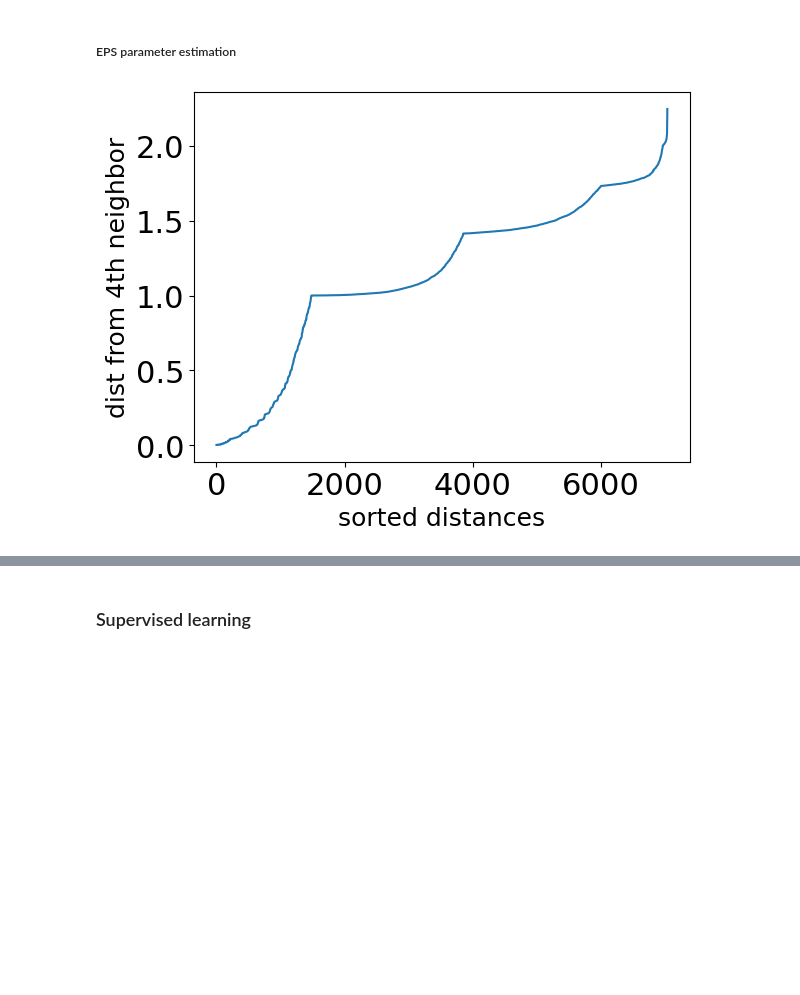
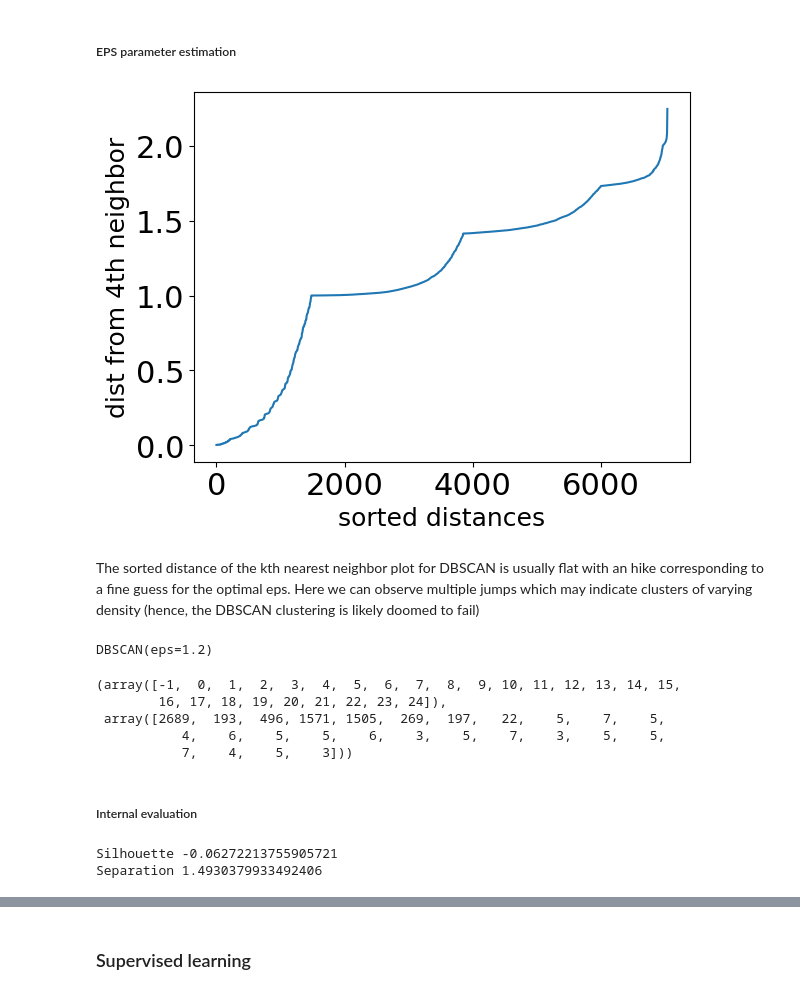
Before and after one commit to mccc03/IML_SNS_project, a Jupyter notebook: Part1/Codes/telco.ipynb, the cells around one changed output, grey strips where cells are left out. Saved outputs shown, nothing was run; the diff lists cells and outputs as text; code cells hidden in the pictures; blank space fills up the shorter version.

```diff
--- a/Part1/Codes/telco.ipynb
+++ b/Part1/Codes/telco.ipynb
@@ -606,8 +672,3 @@ plt.show()
 np.unique(true_labels, return_counts=True)
 # %% [output]
 (array([0, 1]), array([5163, 1869]))
-# %%
-kmeans_2 = KMeans(n_clusters=2, random_state=42)
-kmeans_2.fit(X)
-kmeans_3 = KMeans(n_clusters=3, random_state=42)
-kmeans_3.fit(X)
@@ -635,9 +678,0 @@ NameError: name 'sse_list' is not defined
-# %%
-sse_list = list()
-max_k = 10
-for k in range(2, max_k + 1):
-    kmeans = KMeans(n_clusters=k, n_init=10, max_iter=300)
-    kmeans.fit(X)
-
-    sse = kmeans.inertia_
-    sse_list.append(sse)
@@ -685,19 +708,30 @@ metrics.homogeneity_score(true_labels, kmeans_3.labels_)
 #### DBSCAN
 # %% [markdown]
 ##### EPS parameter estimation
-# %%
-dist = pdist(X, 'euclidean')
-dist = squareform(dist)
-k = 4
-kth_distances = list()
-for d in dist:
-    index_kth_distance = np.argsort(d)[k]
-    kth_distances.append(d[index_kth_distance])
-
-plt.plot(range(0, len(kth_distances)), sorted(kth_distances))
-plt.ylabel('dist from %sth neighbor' % k, fontsize=18)
-plt.xlabel('sorted distances', fontsize=18)
-plt.tick_params(axis='both', which='major', labelsize=22)
-plt.show()
-# %% [output]
-[figure, removed]
+# %%
+cluster_parameter_estimation(X,method='dbscan')
+# %% [output]
+[figure, added]
+# %% [markdown]
+The sorted distance of the kth nearest neighbor plot for DBSCAN is usually flat with an hike corresponding to a fine guess for the optimal eps. Here we can observe multiple jumps which may indicate clusters of varying density (hence, the DBSCAN clustering is likely doomed to fail)
+# %%
+dbscan = DBSCAN(eps=1.2, min_samples=5)
+dbscan.fit(X)
+# %% [output]
+DBSCAN(eps=1.2)
+# %%
+np.unique(dbscan.labels_, return_counts=True)
+# %% [output]
+(array([-1,  0,  1,  2,  3,  4,  5,  6,  7,  8,  9, 10, 11, 12, 13, 14, 15,
+        16, 17, 18, 19, 20, 21, 22, 23, 24]),
+ array([2689,  193,  496, 1571, 1505,  269,  197,   22,    5,    7,    5,
+           4,    6,    5,    5,    6,    3,    5,    7,    3,    5,    5,
+           7,    4,    5,    3]))
+# %% [markdown]
+##### Internal evaluation
+# %%
+print('Silhouette %s' % sklearn.metrics.silhouette_score(X, dbscan.labels_))
+print('Separation %s' % sklearn.metrics.davies_bouldin_score(X, dbscan.labels_))
+# %% [output]
+Silhouette -0.06272213755905721
+Separation 1.4930379933492406
```
Also changed, not shown: parts of 38 cells of this notebook, 2 other files.
